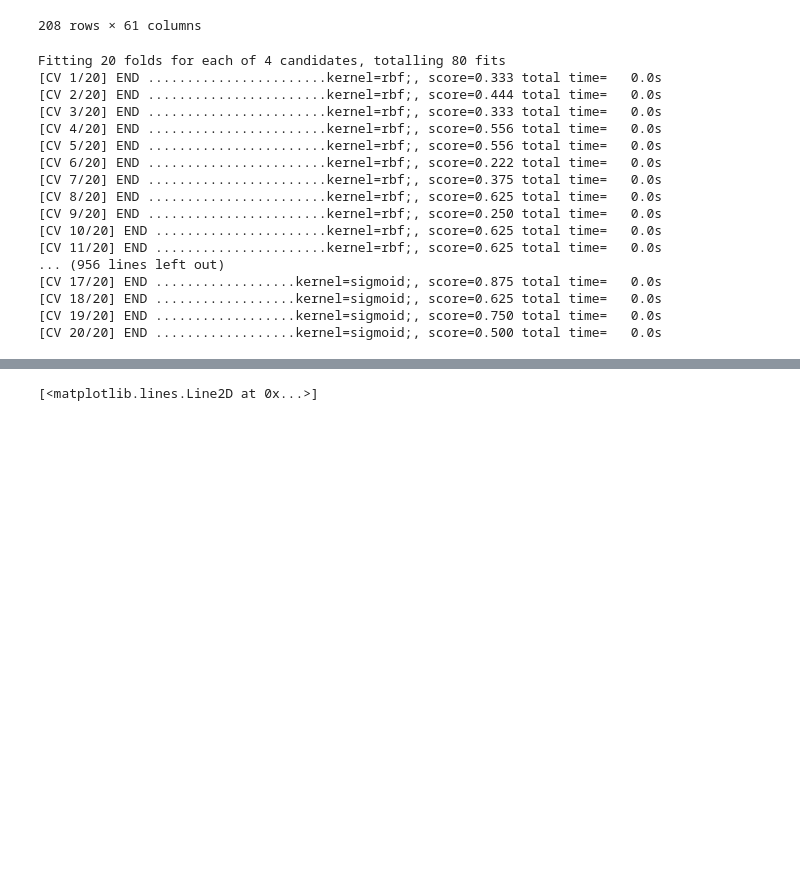
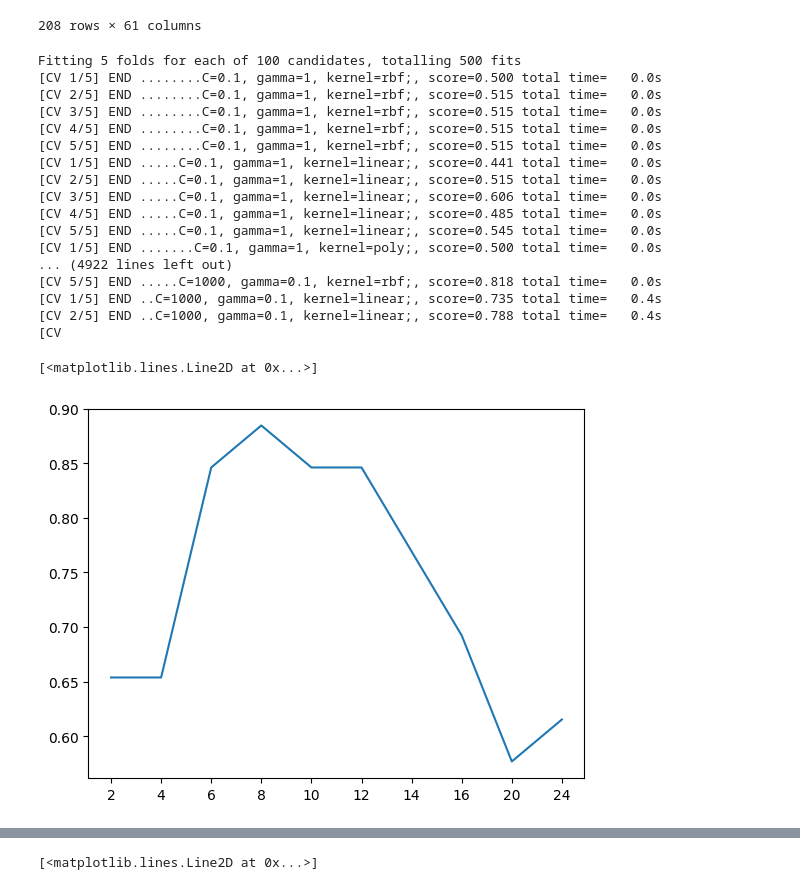
Before and after one commit to antoninkriz/quantum-sonar, a Jupyter notebook: classic_svm.ipynb, the cells around one changed output, grey strips where cells are left out. Cells and saved outputs as stored; diff of their text form; code cells hidden in the pictures; blank space fills up the shorter version.

```diff
--- a/classic_svm.ipynb
+++ b/classic_svm.ipynb
@@ -28,40 +26,55 @@ results = {}
 # %%
-for c in [1, 2, 3, 4, 5] + list(range(6, 20, 2)):
-    X_train, X_test, y_train, y_test_true = scale_and_split(df, pca_components=c, random_state=SEED)
-    svc = SVC()
+from sklearn.metrics import f1_score
+results = {}
+for c in [2, 4] + list(range(6, 17, 2)) + [20, 24]:
+    X_train, X_test, y_train, y_test_true = scale_and_split(df, pca_components=c, random_state=SEED, test_size=0.2)
+    svc = SVC(kernel='rbf')
     svc_grid_search = {
+        'C': [0.1, 1, 10, 100, 1000],
+        'gamma': [1, 0.1, 0.01, 0.001, 0.0001],
         'kernel': ['rbf', 'linear', 'poly', 'sigmoid']
     }
-    svc_grid = GridSearchCV(svc, svc_grid_search, cv=20, refit=True, verbose=3, scoring='accuracy')
+    svc_grid = GridSearchCV(svc, svc_grid_search, cv=5, refit=True, verbose=3, scoring='accuracy')
     svc_grid.fit(X_train, y_train)
 
     svc = svc_grid.best_estimator_
+    # svc.fit(X_train, y_train)
+
     y_test_pred = svc.predict(X_test)
     recall = recall_score(y_test_true, y_test_pred)
     accuracy = svc.score(X_test, y_test_true)
+    f1 = f1_score(y_test_true, y_test_pred)
 
-    results[c] = {
+    results[str(c)] = {
         'best_params': str(svc_grid.best_params_),
         'recall': recall,
         'accuracy': accuracy,
         'best_score': svc_grid.best_score_,
+        'f1': f1,
     }
+
+
+import matplotlib.pyplot as plt
+
+plt.plot(list(results.keys()), [results[k]['recall'] for k in results.keys()])
 # %% [output]
-Fitting 20 folds for each of 4 candidates, totalling 80 fits
-[CV 1/20] END .......................kernel=rbf;, score=0.333 total time=   0.0s
-[CV 2/20] END .......................kernel=rbf;, score=0.444 total time=   0.0s
-[CV 3/20] END .......................kernel=rbf;, score=0.333 total time=   0.0s
-[CV 4/20] END .......................kernel=rbf;, score=0.556 total time=   0.0s
-[CV 5/20] END .......................kernel=rbf;, score=0.556 total time=   0.0s
-[CV 6/20] END .......................kernel=rbf;, score=0.222 total time=   0.0s
-[CV 7/20] END .......................kernel=rbf;, score=0.375 total time=   0.0s
-[CV 8/20] END .......................kernel=rbf;, score=0.625 total time=   0.0s
-[CV 9/20] END .......................kernel=rbf;, score=0.250 total time=   0.0s
-[CV 10/20] END ......................kernel=rbf;, score=0.625 total time=   0.0s
-[CV 11/20] END ......................kernel=rbf;, score=0.625 total time=   0.0s
-... (956 lines left out)
-[CV 17/20] END ..................kernel=sigmoid;, score=0.875 total time=   0.0s
-[CV 18/20] END ..................kernel=sigmoid;, score=0.625 total time=   0.0s
-[CV 19/20] END ..................kernel=sigmoid;, score=0.750 total time=   0.0s
-[CV 20/20] END ..................kernel=sigmoid;, score=0.500 total time=   0.0s
+Fitting 5 folds for each of 100 candidates, totalling 500 fits
+[CV 1/5] END ........C=0.1, gamma=1, kernel=rbf;, score=0.500 total time=   0.0s
+[CV 2/5] END ........C=0.1, gamma=1, kernel=rbf;, score=0.515 total time=   0.0s
+[CV 3/5] END ........C=0.1, gamma=1, kernel=rbf;, score=0.515 total time=   0.0s
+[CV 4/5] END ........C=0.1, gamma=1, kernel=rbf;, score=0.515 total time=   0.0s
+[CV 5/5] END ........C=0.1, gamma=1, kernel=rbf;, score=0.515 total time=   0.0s
+[CV 1/5] END .....C=0.1, gamma=1, kernel=linear;, score=0.441 total time=   0.0s
+[CV 2/5] END .....C=0.1, gamma=1, kernel=linear;, score=0.515 total time=   0.0s
+[CV 3/5] END .....C=0.1, gamma=1, kernel=linear;, score=0.606 total time=   0.0s
+[CV 4/5] END .....C=0.1, gamma=1, kernel=linear;, score=0.485 total time=   0.0s
+[CV 5/5] END .....C=0.1, gamma=1, kernel=linear;, score=0.545 total time=   0.0s
+[CV 1/5] END .......C=0.1, gamma=1, kernel=poly;, score=0.500 total time=   0.0s
+... (4922 lines left out)
+[CV 5/5] END .....C=1000, gamma=0.1, kernel=rbf;, score=0.818 total time=   0.0s
+[CV 1/5] END ..C=1000, gamma=0.1, kernel=linear;, score=0.735 total time=   0.4s
+[CV 2/5] END ..C=1000, gamma=0.1, kernel=linear;, score=0.788 total time=   0.4s
+[CV
+[<matplotlib.lines.Line2D at 0x...>]
+[figure, added]
 # %%
```
Also changed, not shown: parts of 5 cells of this notebook, 1 other file.
